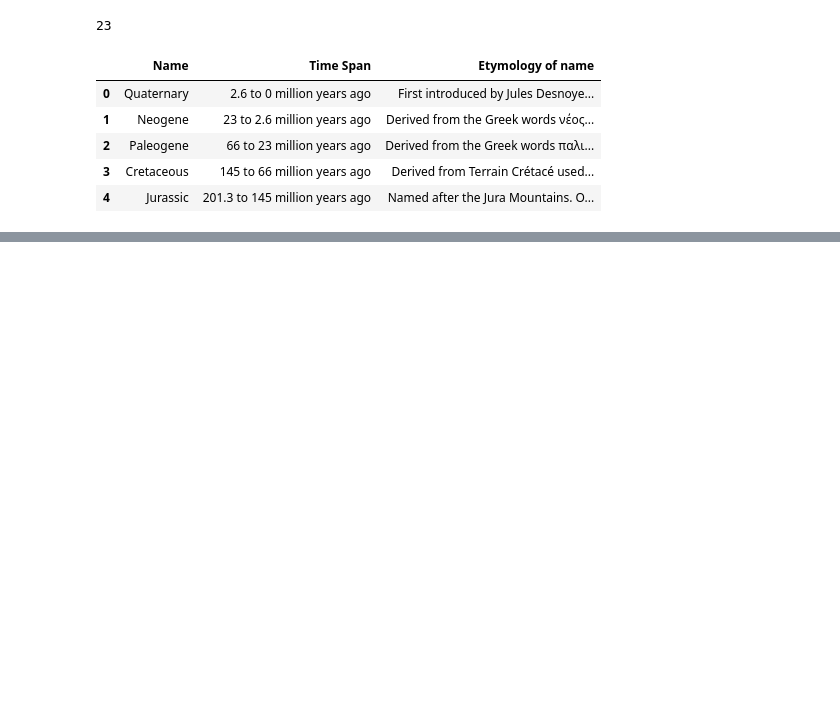
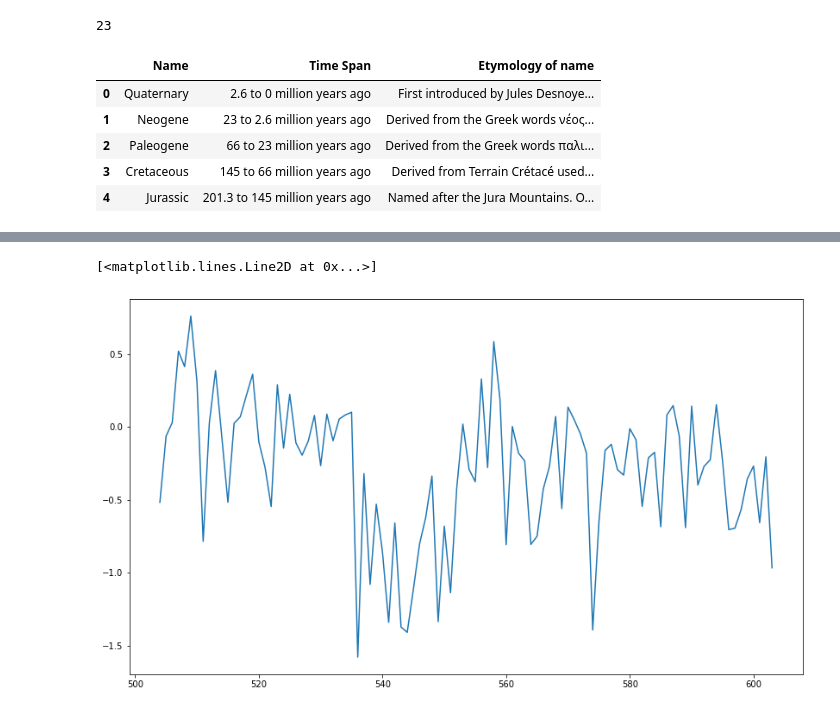
Before and after one commit to domschl/indrajala, a Jupyter notebook: python_indrajala/examples/importers/RawTests.ipynb, the cells around one changed output, grey strips where cells are left out. Saved outputs shown, nothing was run; the diff lists cells and outputs as text; code cells hidden in the pictures; blank space fills up the shorter version.

```diff
--- a/python_indrajala/examples/importers/RawTests.ipynb
+++ b/python_indrajala/examples/importers/RawTests.ipynb
@@ -102,5 +146,8 @@ plt.plot(gjmt[win:-win,0],gjmtmat)
 # %%
 a=-1500
 b=-1400
-plt.plot(dfnp[a:b,0],dfnp[a:b,1])
-plt.plot(dfnp[a:b,0],gjmtmat[a-win:b-win])
+plt.plot(em2k[a:b,0],em2k[a:b,1])
+plt.plot(gjmt[a:b,0],gjmtmat[a-win:b-win])
+# %% [output]
+[<matplotlib.lines.Line2D at 0x...>]
+[figure, added]
```
Also changed, not shown: parts of 11 cells of this notebook, 7 other files.
